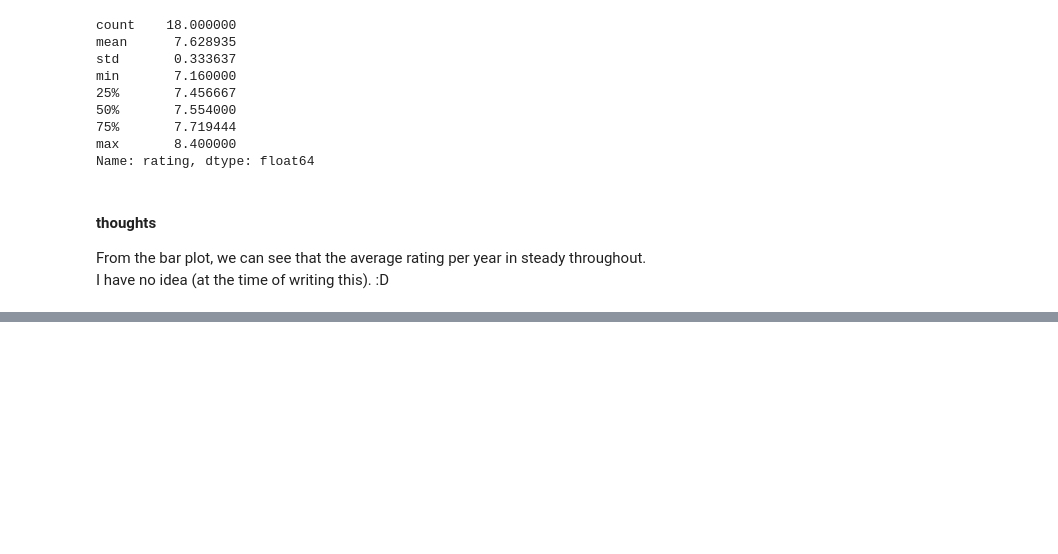
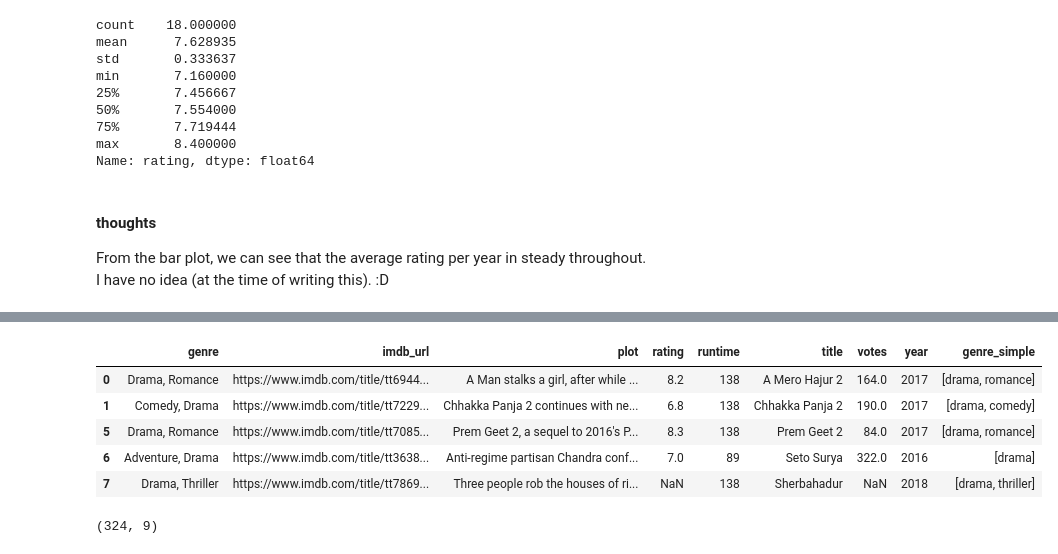
Before and after one commit to NISH1001/nepalimdb, a Jupyter notebook: nepali-movie-analyzer.ipynb, the cells around one changed output, grey strips where cells are left out. Cells and saved outputs as stored; diff of their text form; code cells hidden in the pictures; blank space fills up the shorter version.

```diff
--- a/nepali-movie-analyzer.ipynb
+++ b/nepali-movie-analyzer.ipynb
@@ -302,0 +419,14 @@ I have no idea (at the time of writing this). :D
+# %%
+df = df[df['genre_simple'].notnull()]
+df.head()
+# %% [output]
+|  | genre | imdb_url | plot | rating | runtime | title | votes | year | genre_simple |
+| 0 | Drama, Romance | https://www.imdb.com/title/tt6944... | A Man stalks a girl, after while ... | 8.2 | 138 | A Mero Hajur 2 | 164.0 | 2017 | [drama, romance] |
+| 1 | Comedy, Drama | https://www.imdb.com/title/tt7229... | Chhakka Panja 2 continues with ne... | 6.8 | 138 | Chhakka Panja 2 | 190.0 | 2017 | [drama, comedy] |
+| 5 | Drama, Romance | https://www.imdb.com/title/tt7085... | Prem Geet 2, a sequel to 2016's P... | 8.3 | 138 | Prem Geet 2 | 84.0 | 2017 | [drama, romance] |
+| 6 | Adventure, Drama | https://www.imdb.com/title/tt3638... | Anti-regime partisan Chandra conf... | 7.0 | 89 | Seto Surya | 322.0 | 2016 | [drama] |
+| 7 | Drama, Thriller | https://www.imdb.com/title/tt7869... | Three people rob the houses of ri... | NaN | 138 | Sherbahadur | NaN | 2018 | [drama, thriller] |
+# %%
+df.shape
+# %% [output]
+(324, 9)
```
Also changed, not shown: parts of 25 cells of this notebook.
